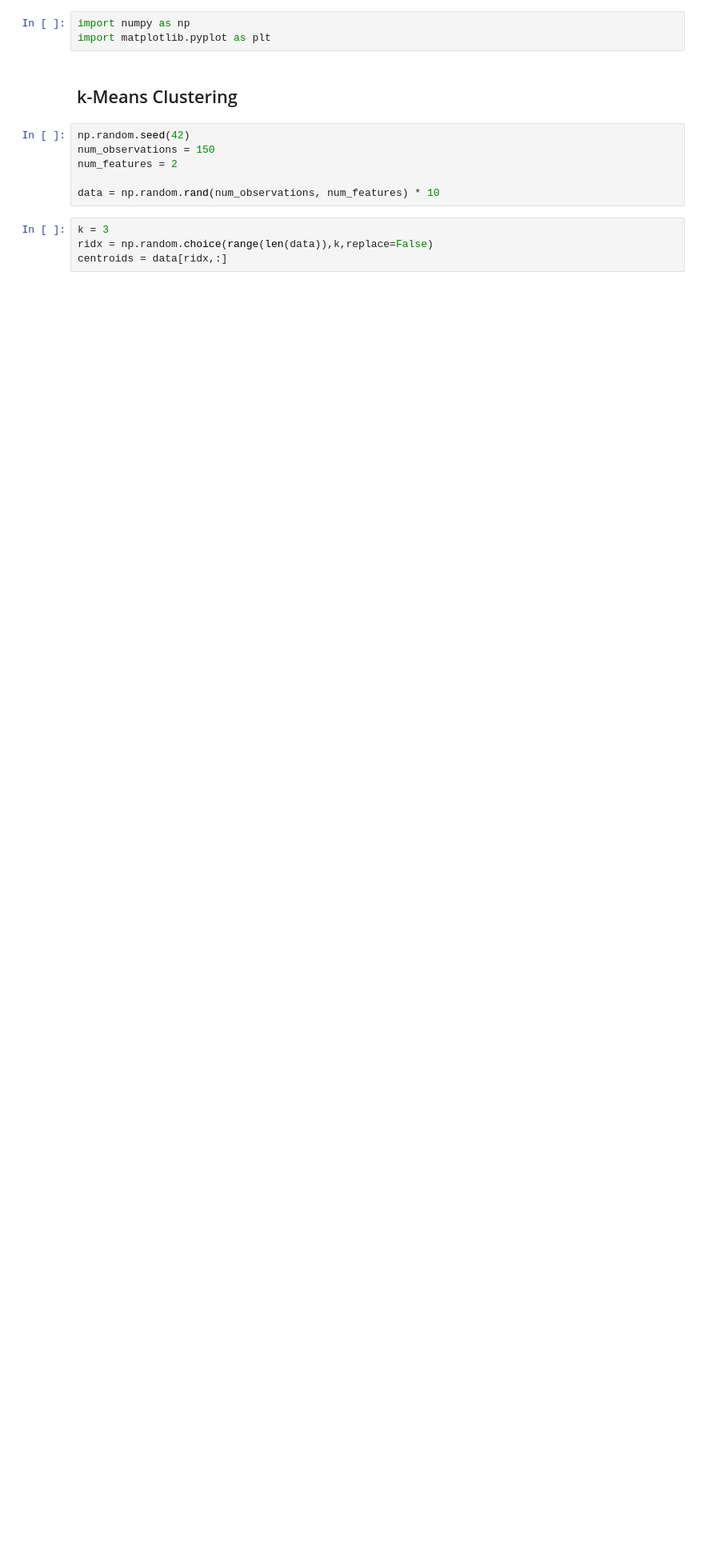
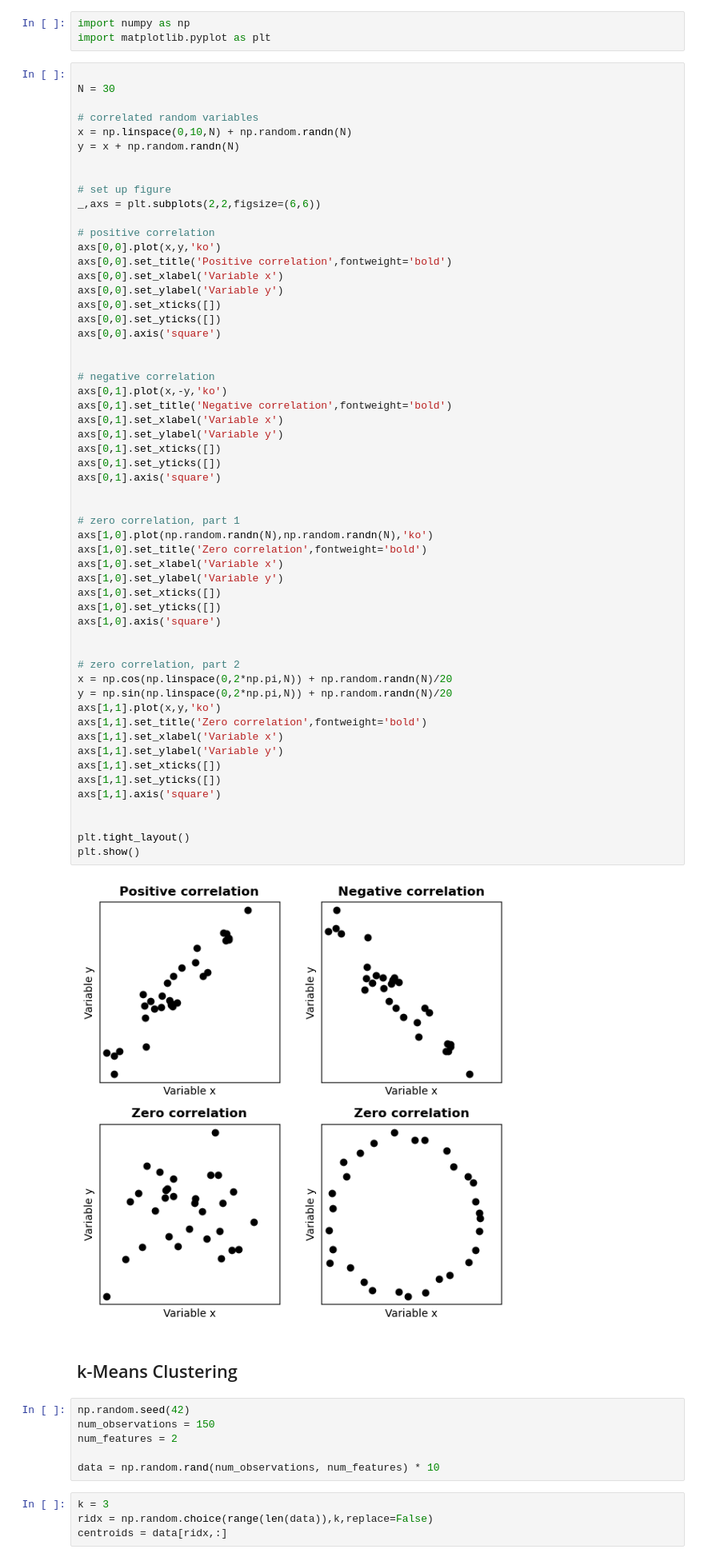
Before and after one commit to refigo/mathematics-vault, a Jupyter notebook: Linear_Algebra/linarg4ds/ch04/ch04_vector_applications.ipynb, the cells around one changed output. Shown: that part at 80% size. Saved outputs shown, nothing was run; the diff lists cells and outputs as text; blank space fills up the shorter version.

Commit message:
Feat: Add Ch04 vector correlation

```diff
--- a/Linear_Algebra/linarg4ds/ch04/ch04_vector_applications.ipynb
+++ b/Linear_Algebra/linarg4ds/ch04/ch04_vector_applications.ipynb
@@ -1,6 +1,64 @@
 # %%
 import numpy as np
 import matplotlib.pyplot as plt
+# %%
+
+N = 30
+
+# correlated random variables
+x = np.linspace(0,10,N) + np.random.randn(N)
+y = x + np.random.randn(N)
+
+
+# set up figure
+_,axs = plt.subplots(2,2,figsize=(6,6))
+
+# positive correlation
+axs[0,0].plot(x,y,'ko')
+axs[0,0].set_title('Positive correlation',fontweight='bold')
+axs[0,0].set_xlabel('Variable x')
+axs[0,0].set_ylabel('Variable y')
+axs[0,0].set_xticks([])
+axs[0,0].set_yticks([])
+axs[0,0].axis('square')
+
+
+# negative correlation
+axs[0,1].plot(x,-y,'ko')
+axs[0,1].set_title('Negative correlation',fontweight='bold')
+axs[0,1].set_xlabel('Variable x')
+axs[0,1].set_ylabel('Variable y')
+axs[0,1].set_xticks([])
+axs[0,1].set_yticks([])
+axs[0,1].axis('square')
+
+
+# zero correlation, part 1
+axs[1,0].plot(np.random.randn(N),np.random.randn(N),'ko')
+axs[1,0].set_title('Zero correlation',fontweight='bold')
+axs[1,0].set_xlabel('Variable x')
+axs[1,0].set_ylabel('Variable y')
+axs[1,0].set_xticks([])
+axs[1,0].set_yticks([])
+axs[1,0].axis('square')
+
+
+# zero correlation, part 2
+x = np.cos(np.linspace(0,2*np.pi,N)) + np.random.randn(N)/20
+y = np.sin(np.linspace(0,2*np.pi,N)) + np.random.randn(N)/20
+axs[1,1].plot(x,y,'ko')
+axs[1,1].set_title('Zero correlation',fontweight='bold')
+axs[1,1].set_xlabel('Variable x')
+axs[1,1].set_ylabel('Variable y')
+axs[1,1].set_xticks([])
+axs[1,1].set_yticks([])
+axs[1,1].axis('square')
+
+
+plt.tight_layout()
+plt.show()
+# %% [output]
+[figure, added]
 # %% [markdown]
 ## k-Means Clustering
 # %%
```
